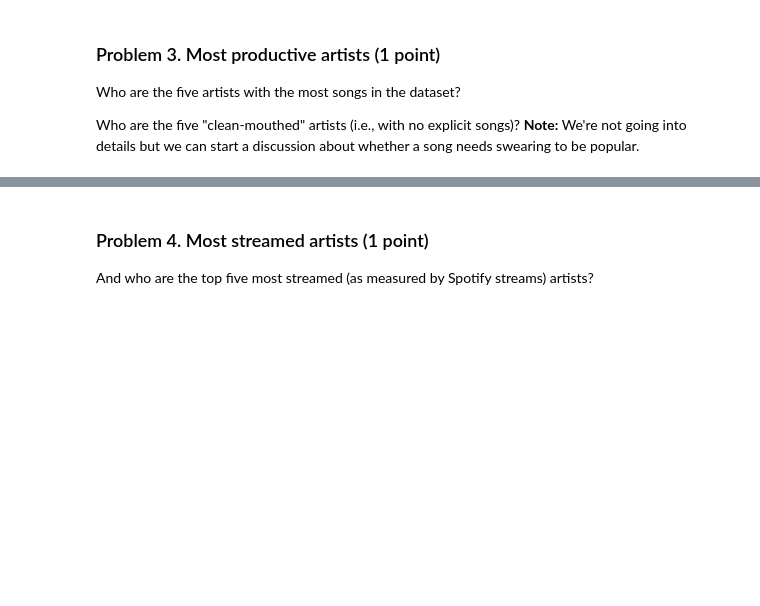
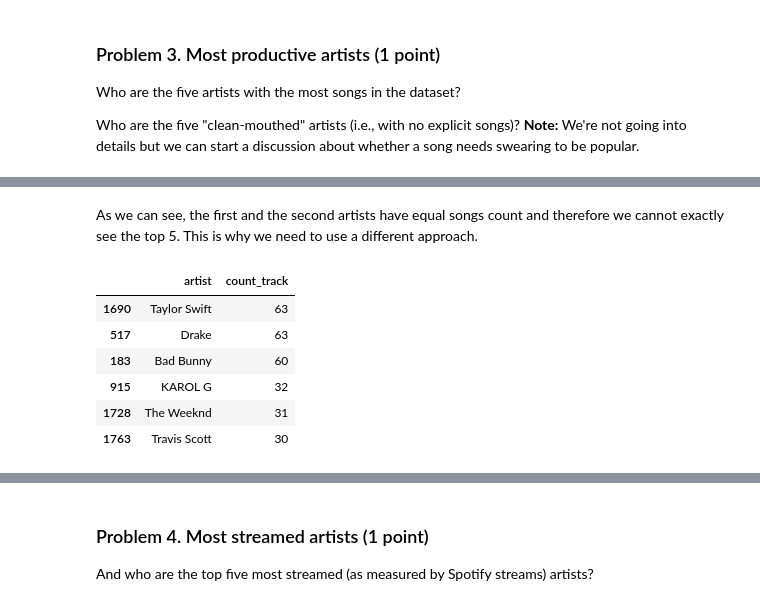
Before and after one commit to VladoDev03/data-science-softuni, a Jupyter notebook: 02-data-visualization-exploratory-data-analysis/Data Visualization and EDA Lab.ipynb, the cells around one changed output, grey strips where cells are left out. Drawn from its saved outputs; the diff is of its cells as text; code cells hidden in the pictures; blank space fills up the shorter version.

```diff
--- a/02-data-visualization-exploratory-data-analysis/Data Visualization and EDA Lab.ipynb
+++ b/02-data-visualization-exploratory-data-analysis/Data Visualization and EDA Lab.ipynb
@@ -157,0 +174,2 @@ Who are the five "clean-mouthed" artists (i.e., with no explicit songs)? **Note:
+# %% [markdown]
+As we can see, the first and the second artists have equal songs count and therefore we cannot exactly see the top 5. This is why we need to use a different approach.
@@ -157,0 +193,11 @@ Who are the five "clean-mouthed" artists (i.e., with no explicit songs)? **Note:
+# %%
+artists_top5 = get_top_artists(spotify_data, top_n=5)
+artists_top5
+# %% [output]
+|  | artist | count_track |
+| 1690 | Taylor Swift | 63 |
+| 517 | Drake | 63 |
+| 183 | Bad Bunny | 60 |
+| 915 | KAROL G | 32 |
+| 1728 | The Weeknd | 31 |
+| 1763 | Travis Scott | 30 |
```
Also changed, not shown: parts of 10 cells of this notebook.
